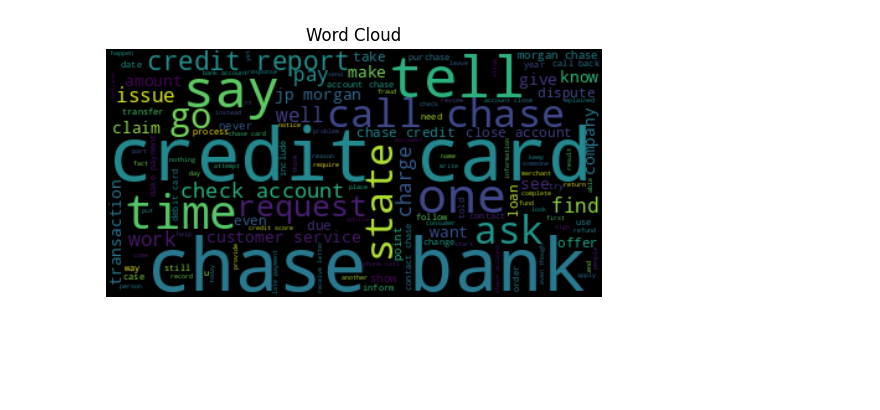
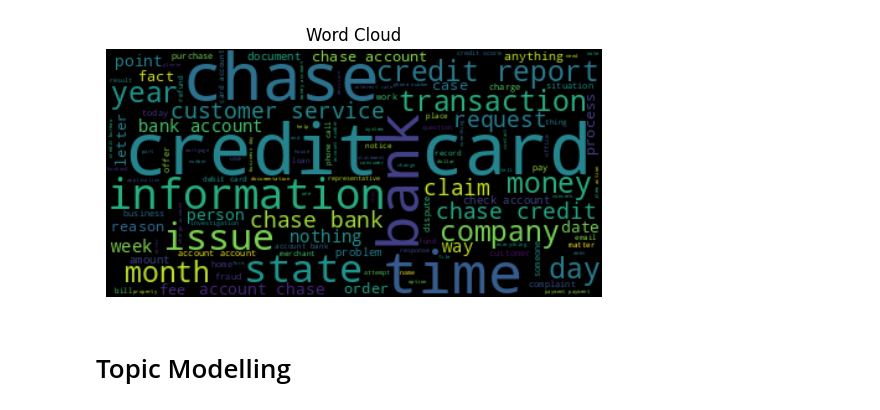
Before and after one commit to marcellinus-witarsah/customer-complaints-classification, a Jupyter notebook: notebooks/20240621-topic-modelling.ipynb, the cells around one changed output. Saved outputs shown, nothing was run; the diff lists cells and outputs as text; code cells hidden in the pictures; blank space fills up the shorter version.

Commit message:
perform lemmatization and singular noun extraction

```diff
--- a/notebooks/20240621-topic-modelling.ipynb
+++ b/notebooks/20240621-topic-modelling.ipynb
@@ -115,0 +77,9 @@ with open('../data/processed/cleaned_texts.txt', 'w') as f:
+# %%
+# Handle missing values:
+df['complaint_what_happened'] = df['complaint_what_happened'].replace('', np.nan)
+print(f'DataFrame shape: {df.shape}')
+
+# Drop based on empty values of customer complaints:
+df = df.dropna(subset=['complaint_what_happened'])
+df = df[['complaint_what_happened']].reset_index(drop=True)
+print(f'DataFrame shape (after dropping NaN values): {df.shape}')
@@ -115,0 +185,18 @@ with open('../data/processed/cleaned_texts.txt', 'w') as f:
+# %%
+nlp = spacy.load('en_core_web_sm')
+
+def lemma_texts(text):
+
+    # Initialize empty list to store lemmas
+    lemma_list = []
+
+    # Extract lemmas of given text and add to the list 'sent'
+    document = nlp(text)
+    for word in document:
+        lemma_list.append(word.lemma_)
+
+    # Return string converted form of the list of lemmas
+    return " ".join(lemma_list)
+
+# Apply lemmatization
+df['lemmatized_complaint_what_happened'] = df['cleaned_complaint_what_happened'].apply(lemma_texts)
@@ -115,0 +216,11 @@ with open('../data/processed/cleaned_texts.txt', 'w') as f:
+# %%
+# Extract nouns which leads us to the topic
+def extract_singular_nouns(text):
+    blob = TextBlob(text)
+    return ' '.join([word for word, tag in blob.tags if tag=='NN'])
+
+# Applying the function to create a new column containing only singular nouns
+df["complaint_POS_removed"] =  df['lemmatized_complaint_what_happened'].apply(extract_singular_nouns)
+
+# View the dataframe
+df.head()
@@ -116,11 +234,13 @@ with open('../data/processed/cleaned_texts.txt', 'w') as f:
 # %%
 # Create and generate a word cloud image:
-wordcloud = WordCloud().generate(str(cleaned_texts))
+wordcloud = WordCloud().generate(str(df["complaint_POS_removed"].tolist()))
 
 # Display the generated image:
 plt.imshow(wordcloud, interpolation='bilinear')
 plt.title("Word Cloud")
 plt.axis("off")
 plt.show()
 # %% [output]
-[figure, old version]
+[figure, new version]
+# %% [markdown]
+# Topic Modelling
```
Also changed, not shown: parts of 16 cells of this notebook.
